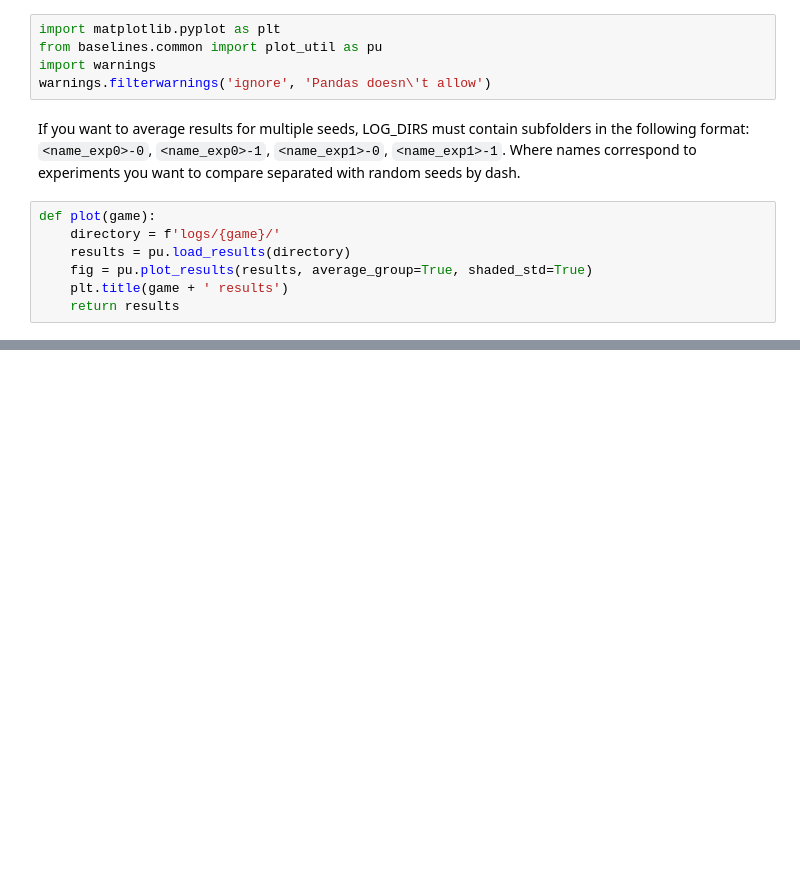
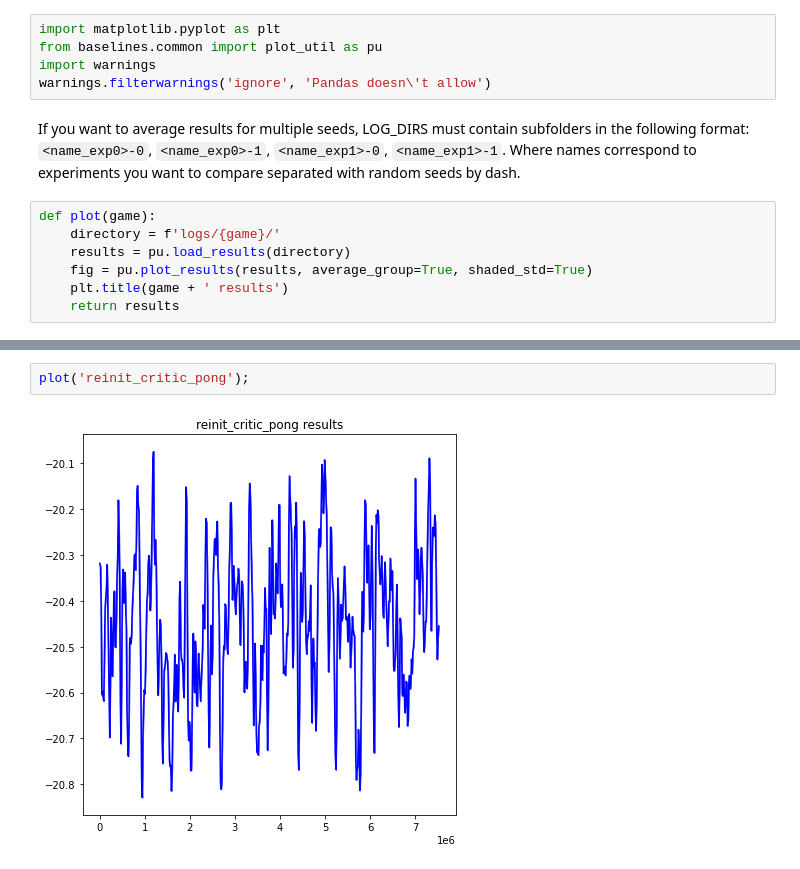
Before and after one commit to edjah/neuro140-final-project, a Jupyter notebook: pytorch-a2c-ppo-acktr-gail/visualize.ipynb, the cells around one changed output, grey strips where cells are left out. Saved outputs shown, nothing was run; the diff lists cells and outputs as text; blank space fills up the shorter version.

```diff
--- a/pytorch-a2c-ppo-acktr-gail/visualize.ipynb
+++ b/pytorch-a2c-ppo-acktr-gail/visualize.ipynb
@@ -26,0 +27,4 @@ plot('pong');
+# %%
+plot('reinit_critic_pong');
+# %% [output]
+[figure, added]
```
Also changed, not shown: parts of 3 cells of this notebook, 3 other files.
